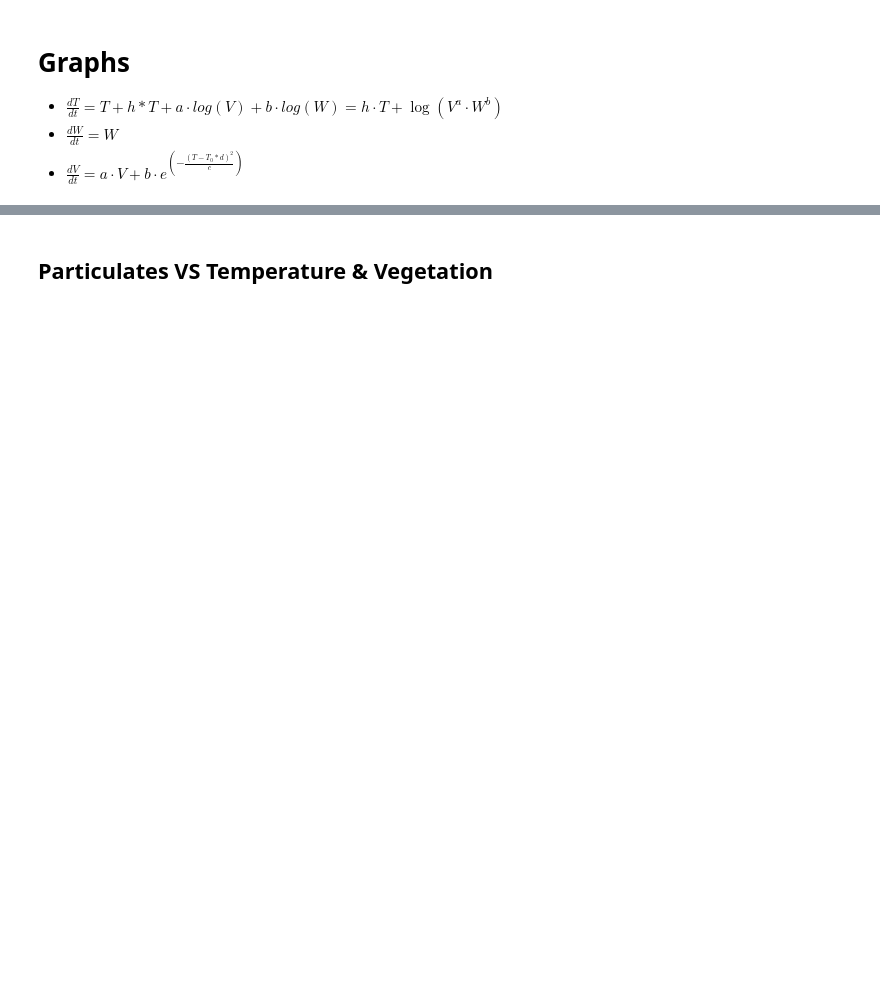
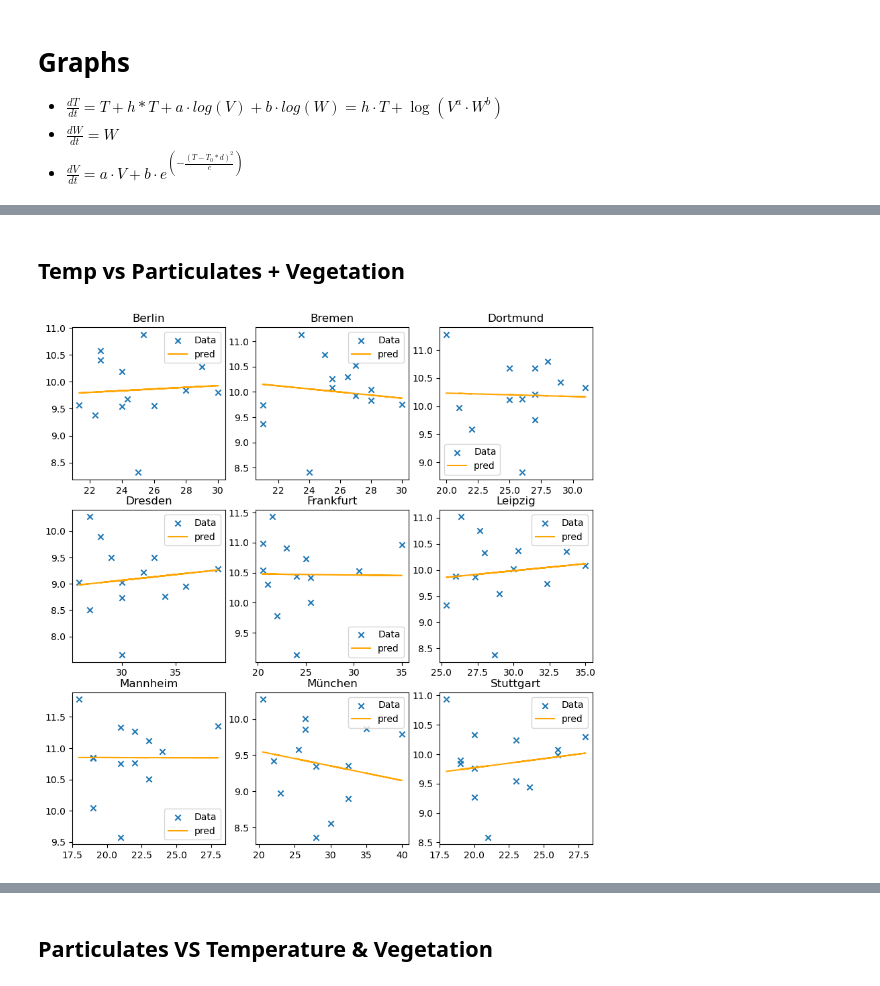
Before and after one commit to Max10-afk/comp_ecology, a Jupyter notebook: scripts/plotting.ipynb, the cells around one changed output, grey strips where cells are left out. Saved outputs shown, nothing was run; the diff lists cells and outputs as text; code cells hidden in the pictures; blank space fills up the shorter version.

Commit message:
Finished yearly dataset and new curve fits + plots of variable to target relationship

```diff
--- a/scripts/plotting.ipynb
+++ b/scripts/plotting.ipynb
@@ -17,8 +18,8 @@ h = 0.1
 W = 0.5
 p = 0.1
 # %%
-data = pd.read_csv("../data/joined_T_W_V_P.csv")
-data = data[data["WHO Country Name"] == "Germany"]
+data = pd.read_csv("../data/yearly_p_t_v_wide.csv")
+data = data[data["country"] == "Germany"]
 ##data = data.pivot(columns=["variable"], values=["value"],index="city").reset_index()
 ##data.columns = ["city","PM2.5 (μg/m3)", "V", "T", "W"]
 #data = data.loc[:,["city","PM2.5 (μg/m3)", "V", "T", "W"]].groupby("city").mean()
@@ -85,0 +44,44 @@ ax.scatter(data["V"],data["P"], dt_linear((data["V"],data["P"]),  *popt_linear),
+# %% [markdown]
+## Temp vs Particulates + Vegetation
+# %%
+def fit_function(data, f, y):
+    na_data = ~y.isna()
+    data = data.loc[na_data, :]
+    y = y[na_data]
+    popt_linear, _ = curve_fit(f, data, y)
+    return popt_linear
+
+def plot_paras(data, in_var, target_var, res_paras, fixed_vars, n_col = 3, n_row = 3):
+    fig, axs = plt.subplots(n_row, n_col, figsize = (10, 10))
+    for cur_col in range(n_col):
+        for cur_row in range(n_row):
+            cur_df_id = cur_col * n_col + cur_row
+            cur_x = cur_col
+            cur_y = cur_row
+            cur_paras = res_paras[cur_df_id]
+            cur_df = data[cur_df_id][1]
+            fixed_para = [cur_df[cur_fixed_var].mean() for cur_fixed_var in fixed_vars]
+            free_var = [cur_var for cur_var in in_var if cur_var not in fixed_vars][0]
+            axs[cur_x, cur_y].scatter(cur_df[free_var],
+                cur_df[target_var], marker = "x", label = "Data")
+            plot_data = dict(zip(fixed_vars, fixed_para))
+            plot_data[free_var[0]] = cur_df[free_var]
+            axs[cur_x, cur_y].plot(cur_df[free_var],dt_linear(pd.DataFrame(plot_data), *cur_paras),
+                label = "pred", color = "orange")
+            axs[cur_x, cur_y].legend()
+            axs[cur_x, cur_y].set_title(cities_df[cur_df_id][0])
+# %%
+# fit over time
+# Function candidates
+in_var = ["P", "V"]
+target_var = "T"
+
+def dt_linear(VP, h, c):
+    V, P = VP["V"], VP["P"]
+    return h*P - c*V
+
+res_paras = [fit_function(cur_df[1].loc[:, in_var], dt_linear, cur_df[1][target_var].shift(-1)) for cur_df in data.groupby("city")]
+
+plot_paras(cities_df, in_var, target_var, res_paras, fixed_vars=["V"])
+# %% [output]
+[figure, added]
```
Also changed, not shown: parts of 14 cells of this notebook.
